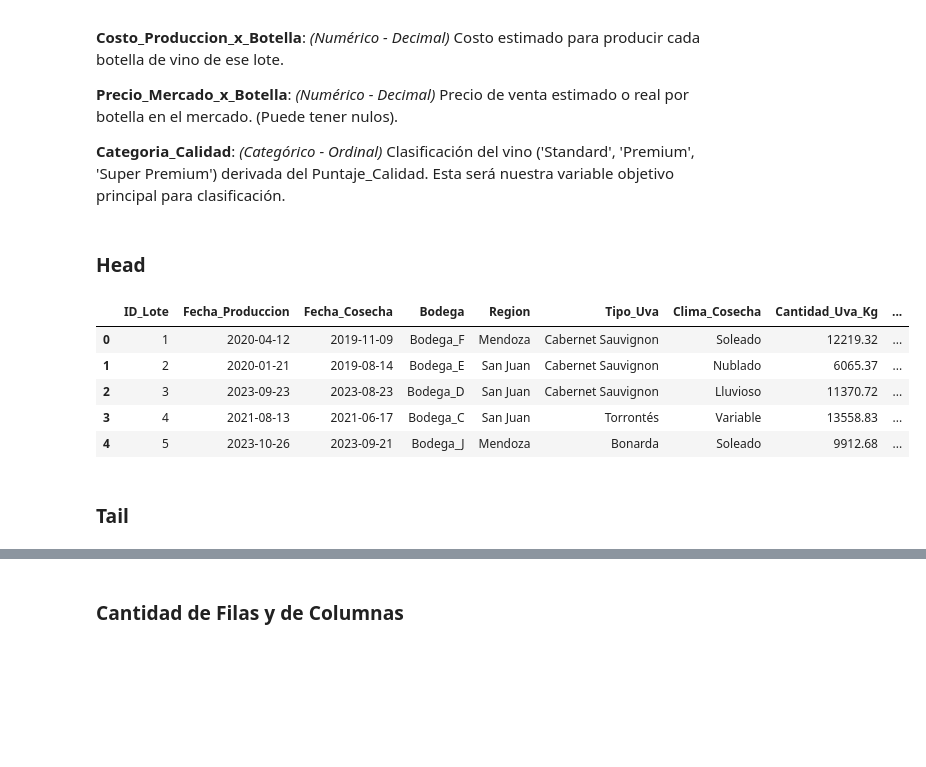
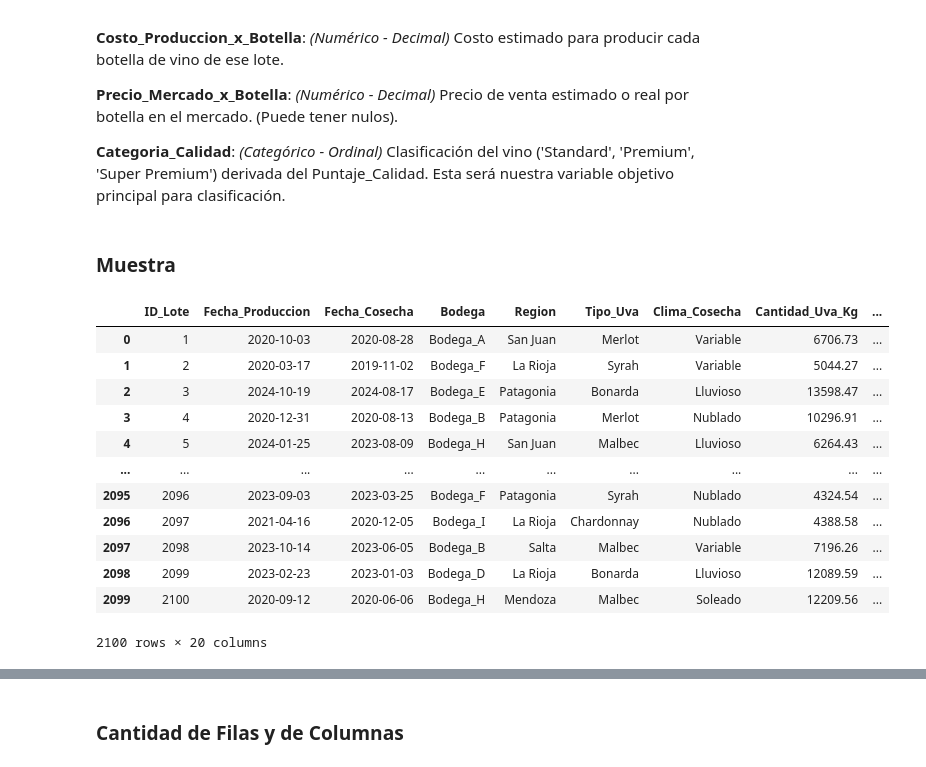
Before and after one commit to juancruzalbornoz/ProyectoDS, a Jupyter notebook: ProyectoDSParteIAlbornozJuanCruz.ipynb, the cells around one changed output, grey strips where cells are left out. Drawn from its saved outputs; the diff is of its cells as text; code cells hidden in the pictures; blank space fills up the shorter version.

```diff
--- a/ProyectoDSParteIAlbornozJuanCruz.ipynb
+++ b/ProyectoDSParteIAlbornozJuanCruz.ipynb
@@ -196,15 +196,20 @@ df['Categoria_Calidad'] = pd.cut(df['Puntaje_Calidad'], bins=bins, labels=labels
 
 **Categoria_Calidad**: *(Categórico - Ordinal)* Clasificación del vino ('Standard', 'Premium', 'Super Premium') derivada del Puntaje_Calidad. Esta será nuestra variable objetivo principal para clasificación.
 # %% [markdown]
-### Head
+### Muestra
 # %%
-df.head()
+df
 # %% [output]
 |  | ID_Lote | Fecha_Produccion | Fecha_Cosecha | Bodega | Region | Tipo_Uva | Clima_Cosecha | Cantidad_Uva_Kg | ... |
-| 0 | 1 | 2020-04-12 | 2019-11-09 | Bodega_F | Mendoza | Cabernet Sauvignon | Soleado | 12219.32 | ... |
-| 1 | 2 | 2020-01-21 | 2019-08-14 | Bodega_E | San Juan | Cabernet Sauvignon | Nublado | 6065.37 | ... |
-| 2 | 3 | 2023-09-23 | 2023-08-23 | Bodega_D | San Juan | Cabernet Sauvignon | Lluvioso | 11370.72 | ... |
-| 3 | 4 | 2021-08-13 | 2021-06-17 | Bodega_C | San Juan | Torrontés | Variable | 13558.83 | ... |
-| 4 | 5 | 2023-10-26 | 2023-09-21 | Bodega_J | Mendoza | Bonarda | Soleado | 9912.68 | ... |
+| 0 | 1 | 2020-10-03 | 2020-08-28 | Bodega_A | San Juan | Merlot | Variable | 6706.73 | ... |
+| 1 | 2 | 2020-03-17 | 2019-11-02 | Bodega_F | La Rioja | Syrah | Variable | 5044.27 | ... |
+| 2 | 3 | 2024-10-19 | 2024-08-17 | Bodega_E | Patagonia | Bonarda | Lluvioso | 13598.47 | ... |
+| 3 | 4 | 2020-12-31 | 2020-08-13 | Bodega_B | Patagonia | Merlot | Nublado | 10296.91 | ... |
+| 4 | 5 | 2024-01-25 | 2023-08-09 | Bodega_H | San Juan | Malbec | Lluvioso | 6264.43 | ... |
+| ... | ... | ... | ... | ... | ... | ... | ... | ... | ... |
+| 2095 | 2096 | 2023-09-03 | 2023-03-25 | Bodega_F | Patagonia | Syrah | Nublado | 4324.54 | ... |
+| 2096 | 2097 | 2021-04-16 | 2020-12-05 | Bodega_I | La Rioja | Chardonnay | Nublado | 4388.58 | ... |
+| 2097 | 2098 | 2023-10-14 | 2023-06-05 | Bodega_B | Salta | Malbec | Variable | 7196.26 | ... |
+| 2098 | 2099 | 2023-02-23 | 2023-01-03 | Bodega_D | La Rioja | Bonarda | Lluvioso | 12089.59 | ... |
+| 2099 | 2100 | 2020-09-12 | 2020-06-06 | Bodega_H | Mendoza | Malbec | Soleado | 12209.56 | ... |
+2100 rows × 20 columns
-# %% [markdown]
-### Tail
```
Also changed, not shown: parts of 11 cells of this notebook.
